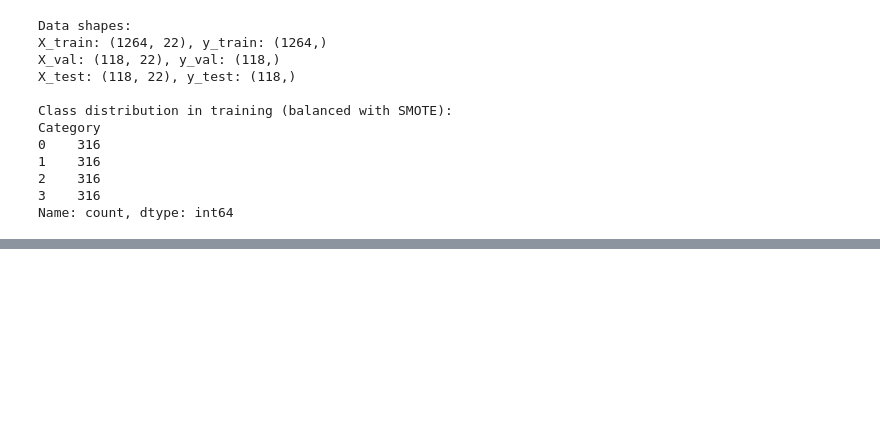
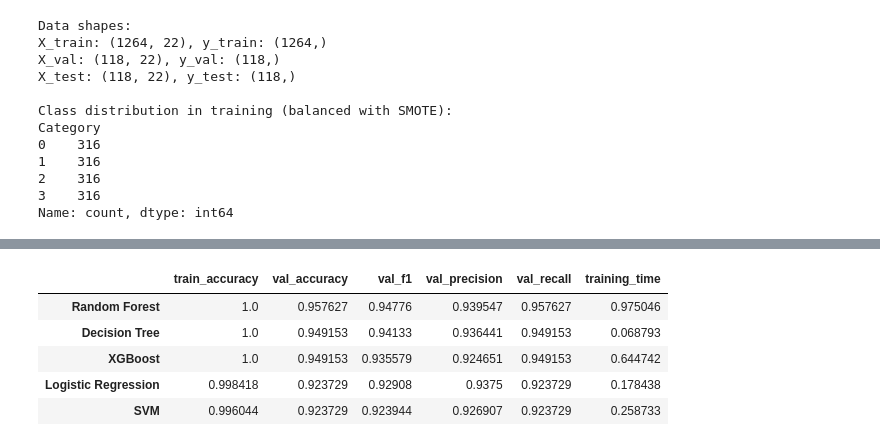
Before and after one commit to sunb82/hcv-disease-prediction, a Jupyter notebook: notebooks/03_modeling.ipynb, the cells around one changed output, grey strips where cells are left out. Saved outputs shown, nothing was run; the diff lists cells and outputs as text; code cells hidden in the pictures; blank space fills up the shorter version.

Commit message:
Trained all models, visualized resulting accuracies through model comparisons

```diff
--- a/notebooks/03_modeling.ipynb
+++ b/notebooks/03_modeling.ipynb
@@ -62,17 +62,17 @@ Category
 3    316
 Name: count, dtype: int64
 # %%
-class ModelTrainer ():
+class ModelTrainer:
     def __init__(self):
         self.models = {}
         self.results = {}
-        self.best = None
-        self.score = 0
+        self.best_model = None
+        self.best_score = 0
 
     def select_model(self, name, model):
         self.models[name] = model
 
-    def train_model(self, X_train, X_val, y_train, y_val):
+    def train_model(self, name, X_train, y_train, X_val, y_val):
         """Train a single model and evaluate on validation set"""
 
         print(f"\nTraining {name}...")
@@ -125,7 +125,7 @@ class ModelTrainer ():
         for name in self.models.keys():
             self.train_model(name, X_train, y_train, X_val, y_val)
 
-        print(f"\n🏆 Best Model: {self.best_model} (F1-Score: {self.best_score:.4f})")
+        print(f"\nBest Model: {self.best_model} (F1-Score: {self.best_score:.4f})")
 
     def get_results_dataframe(self):
         """Return results as a sorted dataframe"""
@@ -133,7 +133,16 @@ class ModelTrainer ():
         df = df.sort_values('val_f1', ascending=False)
         return df[['train_accuracy', 'val_accuracy', 'val_f1', 'val_precision', 'val_recall', 'training_time']]
 # %%
-#Todo
-# LogisticRegression
-# Random Forest Classifier
-# XGBoost
+# Initialize trainer and add models
+trainer = ModelTrainer()
+
+# Add models to compare
+trainer.select_model('Logistic Regression', LogisticRegression(max_iter=1000, random_state=42))
+trainer.select_model('Decision Tree', DecisionTreeClassifier(random_state=42))
+trainer.select_model('Random Forest', RandomForestClassifier(n_estimators=100, random_state=42))
+trainer.select_model('XGBoost', XGBClassifier(random_state=42, eval_metric='mlogloss'))
+trainer.select_model('SVM', SVC(kernel='rbf', random_state=42))
+
+print("Models initialized:")
+for name in trainer.models.keys():
+    print(f"  - {name}")
@@ -139,0 +156,15 @@ class ModelTrainer ():
+# %%
+# Training all models
+
+print("="*60)
+print("TRAINING MODELS")
+print("="*60)
+
+trainer.train_all(X_train, y_train, X_val, y_val)
+
+# Display results summary
+print("\n" + "="*60)
+print("RESULTS SUMMARY")
+print("="*60)
+results_df = trainer.get_results_dataframe()
+print(results_df.round(4))
@@ -139,0 +189,9 @@ class ModelTrainer ():
+# %%
+trainer.get_results_dataframe()
+# %% [output]
+|  | train_accuracy | val_accuracy | val_f1 | val_precision | val_recall | training_time |
+| Random Forest | 1.0 | 0.957627 | 0.94776 | 0.939547 | 0.957627 | 0.975046 |
+| Decision Tree | 1.0 | 0.949153 | 0.94133 | 0.936441 | 0.949153 | 0.068793 |
+| XGBoost | 1.0 | 0.949153 | 0.935579 | 0.924651 | 0.949153 | 0.644742 |
+| Logistic Regression | 0.998418 | 0.923729 | 0.92908 | 0.9375 | 0.923729 | 0.178438 |
+| SVM | 0.996044 | 0.923729 | 0.923944 | 0.926907 | 0.923729 | 0.258733 |
```
Also changed, not shown: parts of 3 cells of this notebook, 7 other files.
